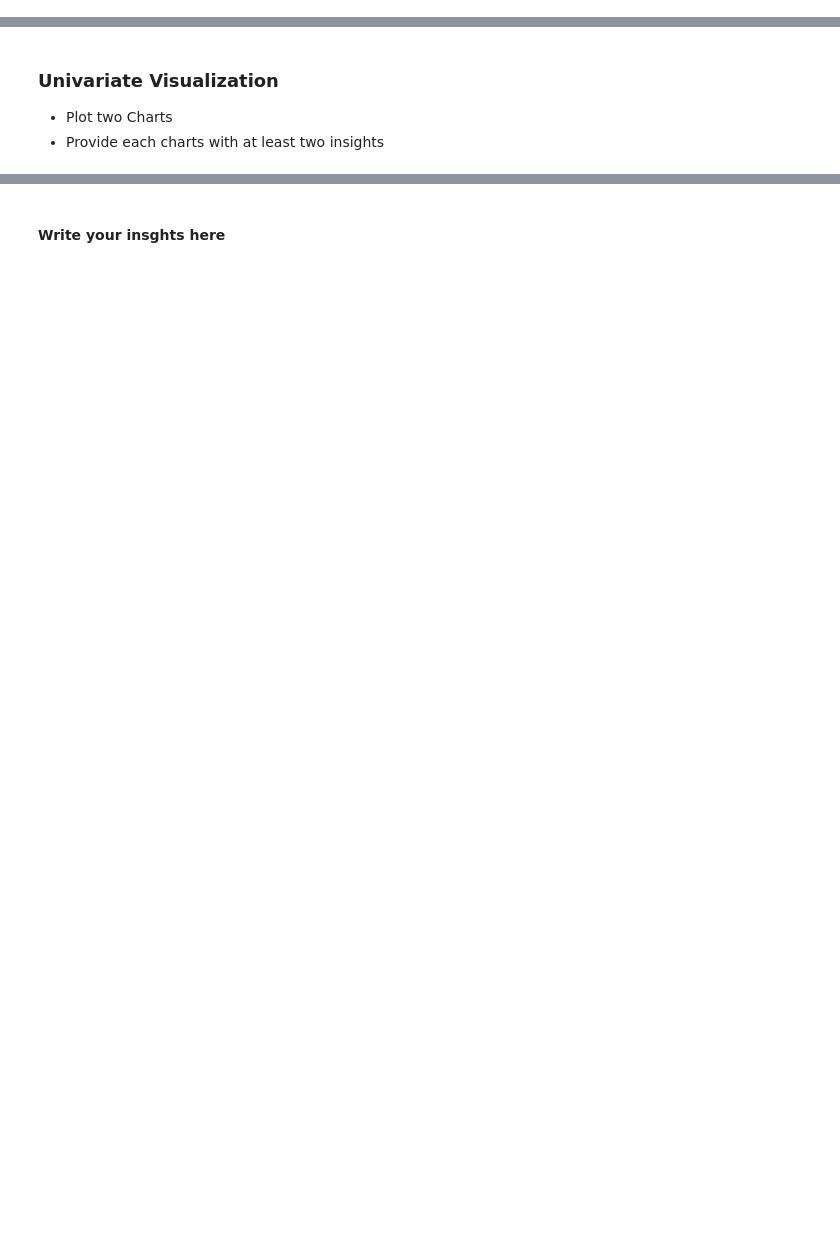
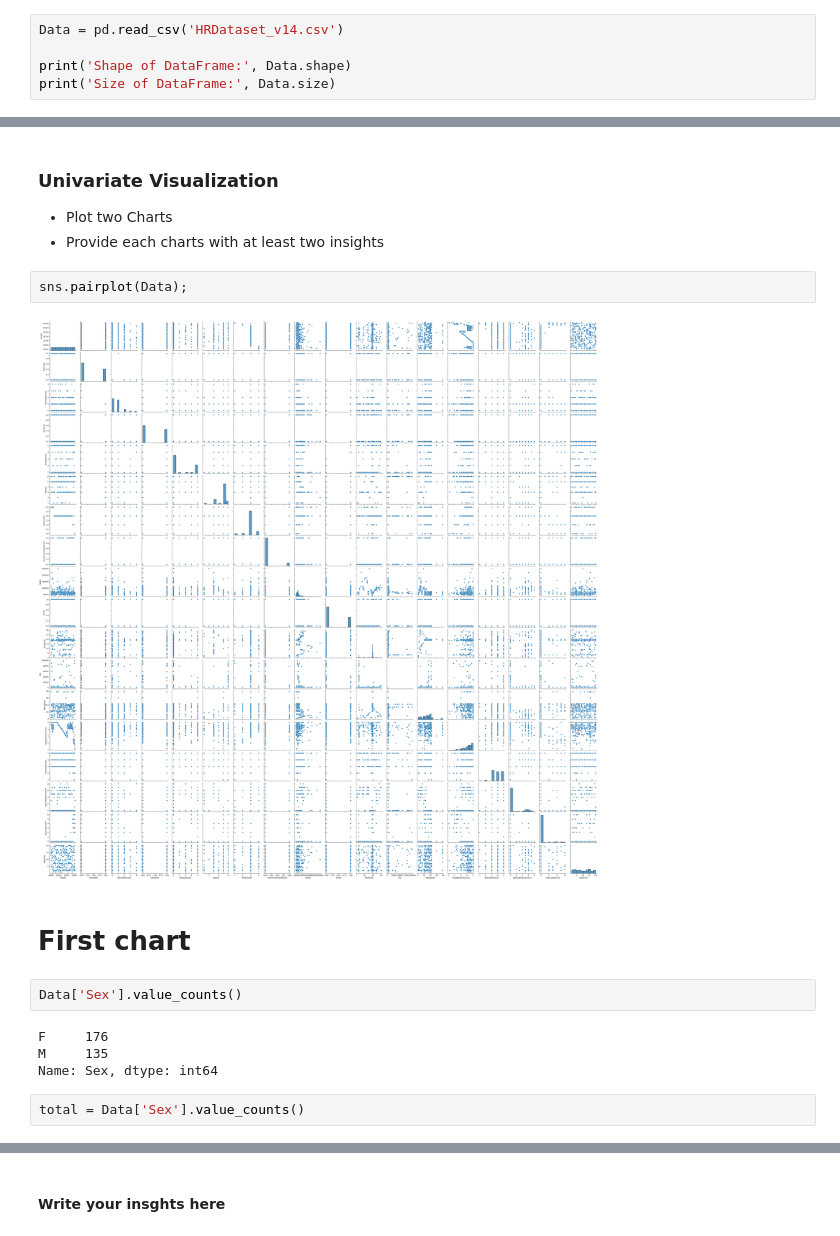
Before and after one commit to Tuwaiq-Data-Science-Bootcamp-V2/EDA-Lab1, a Jupyter notebook: EDA_Assignment .ipynb, the cells around one changed output, grey strips where cells are left out. Cells and saved outputs as stored; diff of their text form; blank space fills up the shorter version.

```diff
--- a/EDA_Assignment .ipynb
+++ b/EDA_Assignment .ipynb
@@ -4,0 +17,5 @@
+# %%
+Data = pd.read_csv('HRDataset_v14.csv')
+
+print('Shape of DataFrame:', Data.shape)
+print('Size of DataFrame:', Data.size)
@@ -6,3 +66,17 @@
 ### Univariate Visualization
 * Plot two Charts
 * Provide each charts with at least two insights
+# %%
+sns.pairplot(Data);
+# %% [output]
+[figure, added]
+# %% [markdown]
+# First chart
+# %%
+Data['Sex'].value_counts()
+# %% [output]
+F     176
+M     135
+Name: Sex, dtype: int64
+# %%
+total = Data['Sex'].value_counts()
```
Also changed, not shown: parts of 30 cells of this notebook, 1 other file.
